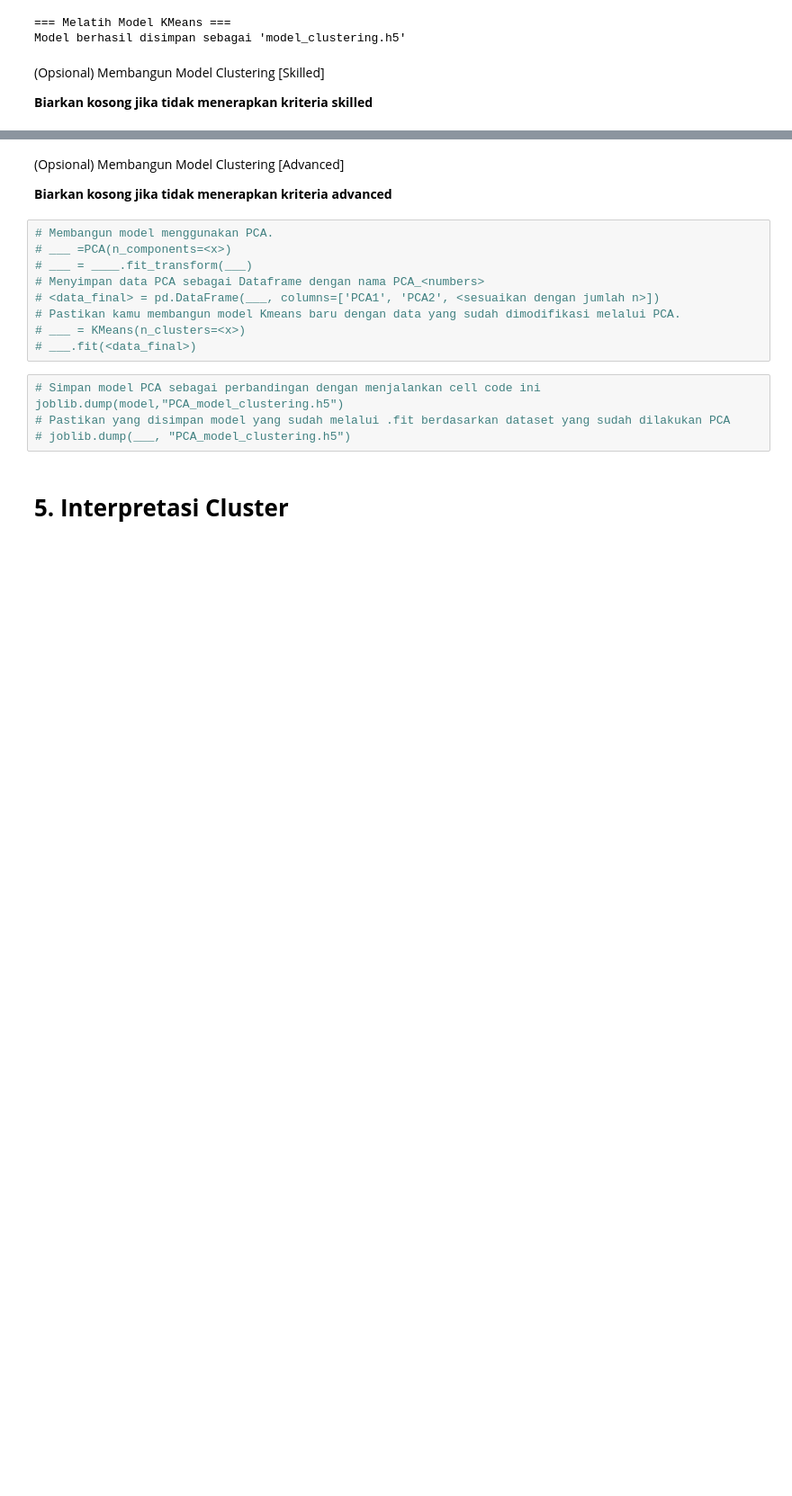
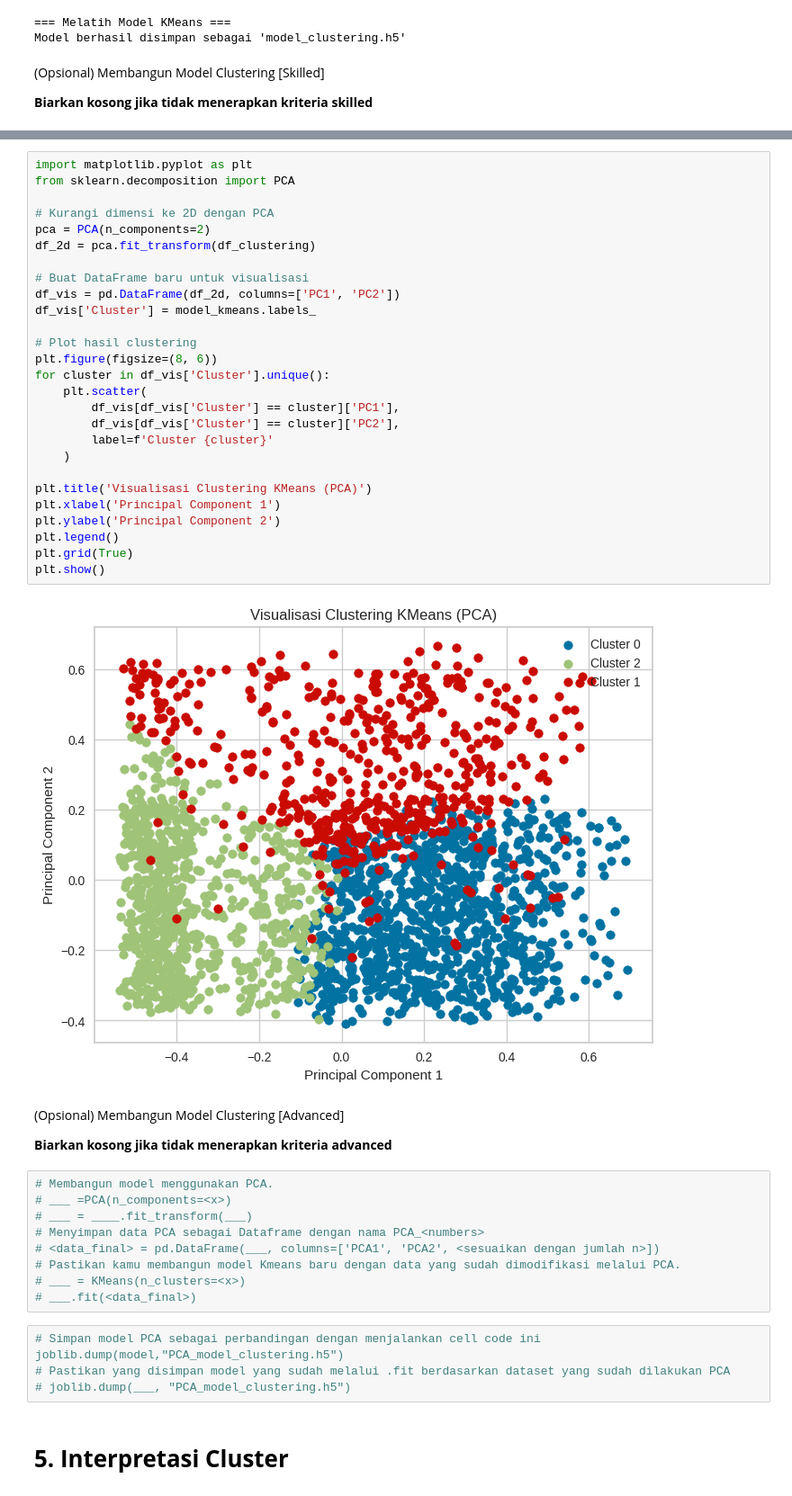
Before and after one commit to Andriansyah2501/BMLP, a Jupyter notebook: [Clustering]_Submission_Akhir_BMLP_Andrian_Syah.ipynb, the cells around one changed output, grey strips where cells are left out. Shown: that part at 90% size. Drawn from its saved outputs; the diff is of its cells as text; blank space fills up the shorter version.

```diff
--- a/[Clustering]_Submission_Akhir_BMLP_Andrian_Syah.ipynb
+++ b/[Clustering]_Submission_Akhir_BMLP_Andrian_Syah.ipynb
@@ -372,3 +385,32 @@ Model berhasil disimpan sebagai 'model_clustering.h5'
+# %%
+import matplotlib.pyplot as plt
+from sklearn.decomposition import PCA
+
+# Kurangi dimensi ke 2D dengan PCA
+pca = PCA(n_components=2)
+df_2d = pca.fit_transform(df_clustering)
+
+# Buat DataFrame baru untuk visualisasi
+df_vis = pd.DataFrame(df_2d, columns=['PC1', 'PC2'])
+df_vis['Cluster'] = model_kmeans.labels_
+
+# Plot hasil clustering
+plt.figure(figsize=(8, 6))
+for cluster in df_vis['Cluster'].unique():
+    plt.scatter(
+        df_vis[df_vis['Cluster'] == cluster]['PC1'],
+        df_vis[df_vis['Cluster'] == cluster]['PC2'],
+        label=f'Cluster {cluster}'
+    )
+
+plt.title('Visualisasi Clustering KMeans (PCA)')
+plt.xlabel('Principal Component 1')
+plt.ylabel('Principal Component 2')
+plt.legend()
+plt.grid(True)
+plt.show()
+# %% [output]
+[figure, added]
 # %% [markdown]
 (Opsional) Membangun Model Clustering [Advanced]
 
```
Also changed, not shown: parts of 6 cells of this notebook.
